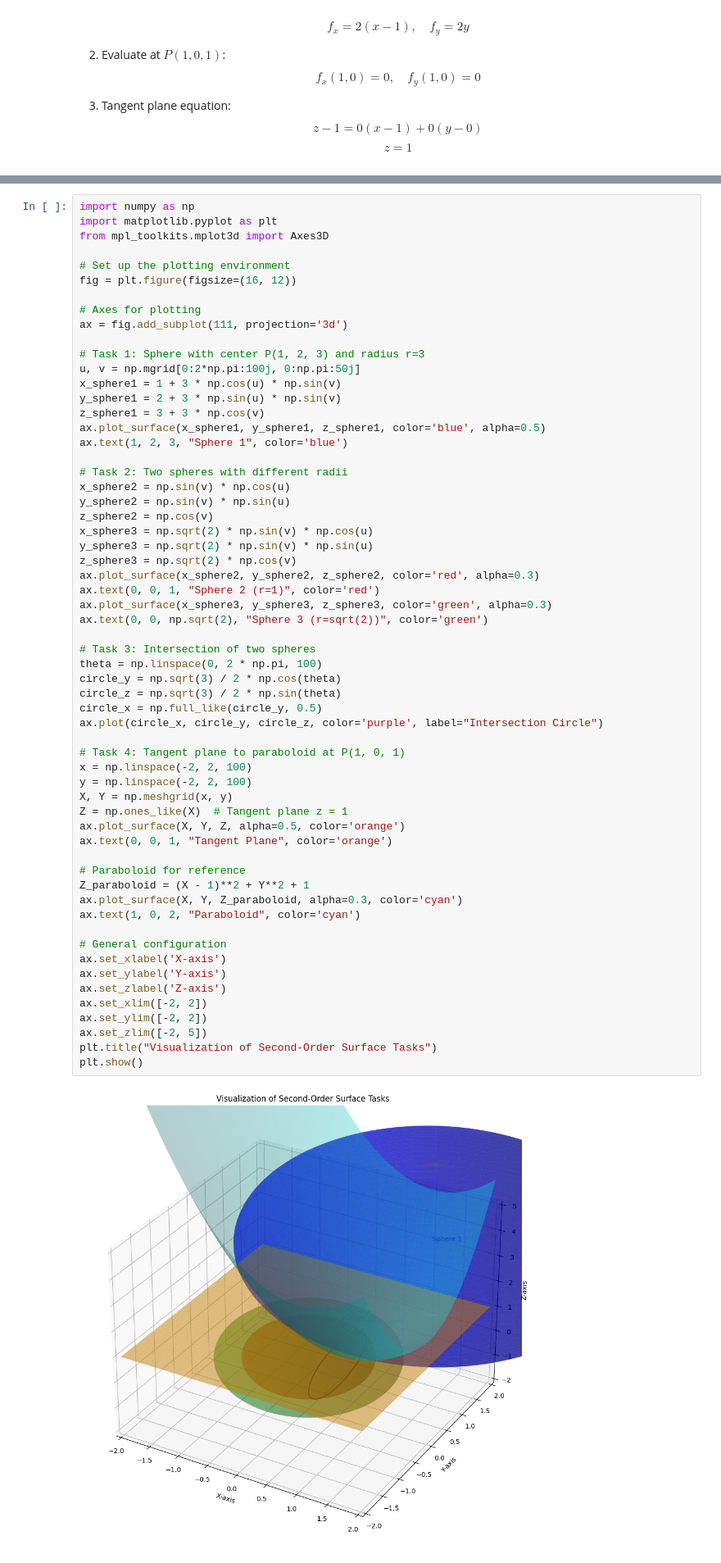
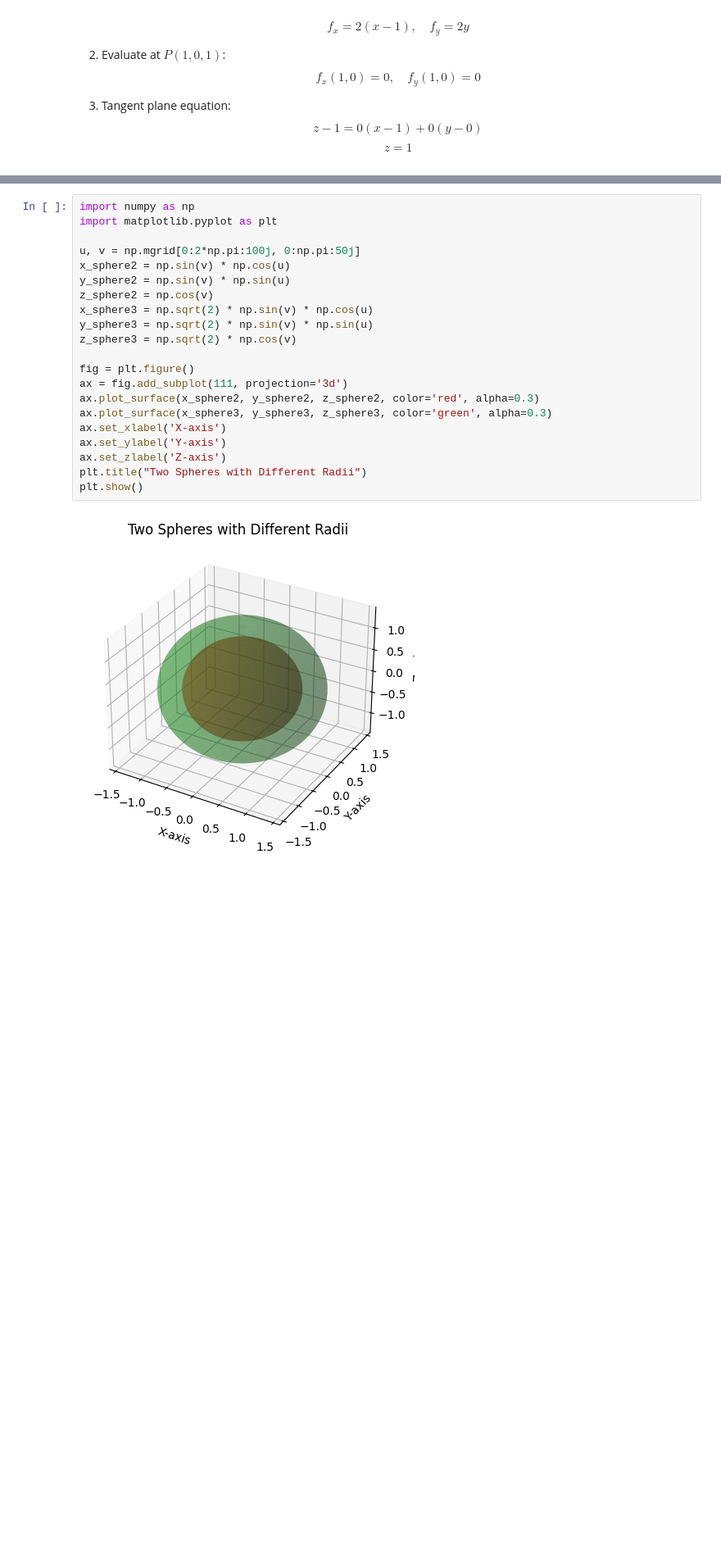
Before and after one commit to furk4nbaser1/Math-2024-25-Winter, a Jupyter notebook: Notebooks_EN/02_Analytic_Geometry/08_Second_Order_Surfaces/08_Second_Order_Surfaces.ipynb, the cells around one changed output, grey strips where cells are left out. Shown at 82% size. Saved outputs shown, nothing was run; the diff lists cells and outputs as text; blank space fills up the shorter version.

```diff
--- a/Notebooks_EN/02_Analytic_Geometry/08_Second_Order_Surfaces/08_Second_Order_Surfaces.ipynb
+++ b/Notebooks_EN/02_Analytic_Geometry/08_Second_Order_Surfaces/08_Second_Order_Surfaces.ipynb
@@ -206,62 +225,23 @@ $$
 # %%
 import numpy as np
 import matplotlib.pyplot as plt
-from mpl_toolkits.mplot3d import Axes3D
 
-# Set up the plotting environment
-fig = plt.figure(figsize=(16, 12))
-
-# Axes for plotting
-ax = fig.add_subplot(111, projection='3d')
-
-# Task 1: Sphere with center P(1, 2, 3) and radius r=3
 u, v = np.mgrid[0:2*np.pi:100j, 0:np.pi:50j]
-x_sphere1 = 1 + 3 * np.cos(u) * np.sin(v)
-y_sphere1 = 2 + 3 * np.sin(u) * np.sin(v)
-z_sphere1 = 3 + 3 * np.cos(v)
-ax.plot_surface(x_sphere1, y_sphere1, z_sphere1, color='blue', alpha=0.5)
-ax.text(1, 2, 3, "Sphere 1", color='blue')
-
-# Task 2: Two spheres with different radii
 x_sphere2 = np.sin(v) * np.cos(u)
 y_sphere2 = np.sin(v) * np.sin(u)
 z_sphere2 = np.cos(v)
 x_sphere3 = np.sqrt(2) * np.sin(v) * np.cos(u)
 y_sphere3 = np.sqrt(2) * np.sin(v) * np.sin(u)
 z_sphere3 = np.sqrt(2) * np.cos(v)
+
+fig = plt.figure()
+ax = fig.add_subplot(111, projection='3d')
 ax.plot_surface(x_sphere2, y_sphere2, z_sphere2, color='red', alpha=0.3)
-ax.text(0, 0, 1, "Sphere 2 (r=1)", color='red')
 ax.plot_surface(x_sphere3, y_sphere3, z_sphere3, color='green', alpha=0.3)
-ax.text(0, 0, np.sqrt(2), "Sphere 3 (r=sqrt(2))", color='green')
-
-# Task 3: Intersection of two spheres
-theta = np.linspace(0, 2 * np.pi, 100)
-circle_y = np.sqrt(3) / 2 * np.cos(theta)
-circle_z = np.sqrt(3) / 2 * np.sin(theta)
-circle_x = np.full_like(circle_y, 0.5)
-ax.plot(circle_x, circle_y, circle_z, color='purple', label="Intersection Circle")
-
-# Task 4: Tangent plane to paraboloid at P(1, 0, 1)
-x = np.linspace(-2, 2, 100)
-y = np.linspace(-2, 2, 100)
-X, Y = np.meshgrid(x, y)
-Z = np.ones_like(X)  # Tangent plane z = 1
-ax.plot_surface(X, Y, Z, alpha=0.5, color='orange')
-ax.text(0, 0, 1, "Tangent Plane", color='orange')
-
-# Paraboloid for reference
-Z_paraboloid = (X - 1)**2 + Y**2 + 1
-ax.plot_surface(X, Y, Z_paraboloid, alpha=0.3, color='cyan')
-ax.text(1, 0, 2, "Paraboloid", color='cyan')
-
-# General configuration
 ax.set_xlabel('X-axis')
 ax.set_ylabel('Y-axis')
 ax.set_zlabel('Z-axis')
-ax.set_xlim([-2, 2])
-ax.set_ylim([-2, 2])
-ax.set_zlim([-2, 5])
-plt.title("Visualization of Second-Order Surface Tasks")
+plt.title("Two Spheres with Different Radii")
 plt.show()
 # %% [output]
-[figure, old version]
+[figure, new version]
```
Also changed, not shown: parts of 3 cells of this notebook.
